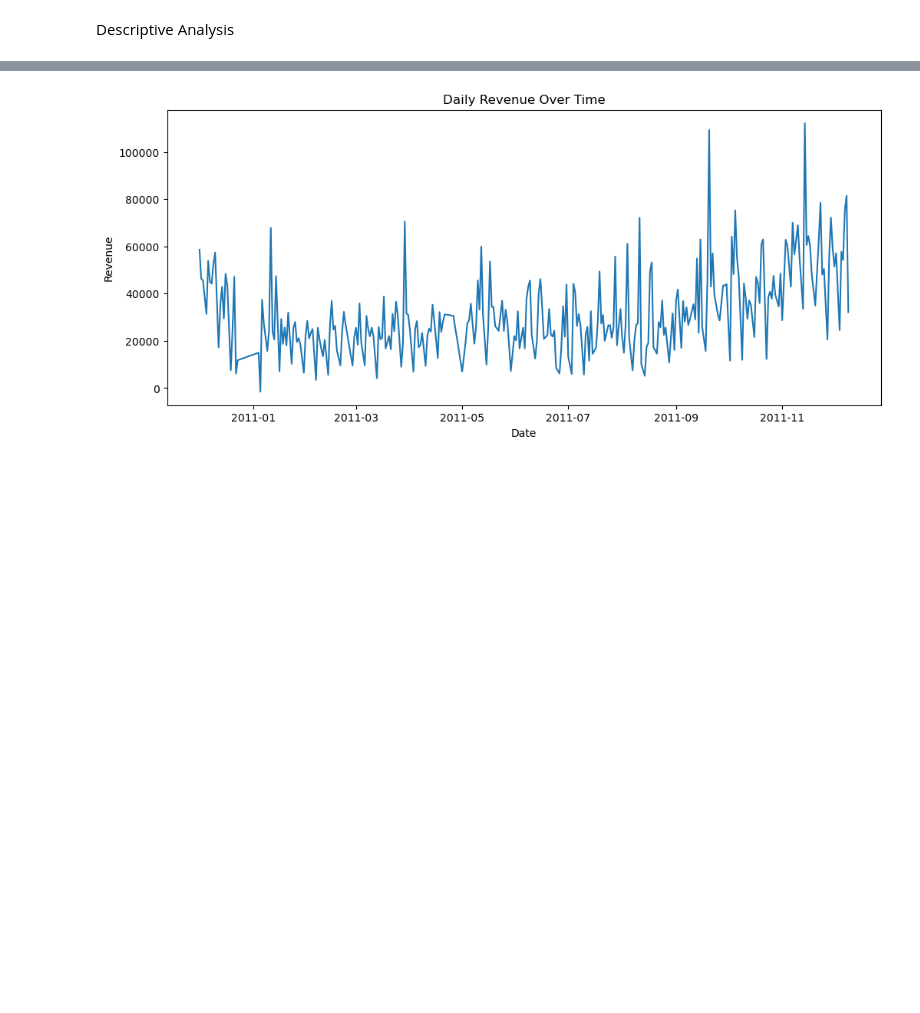
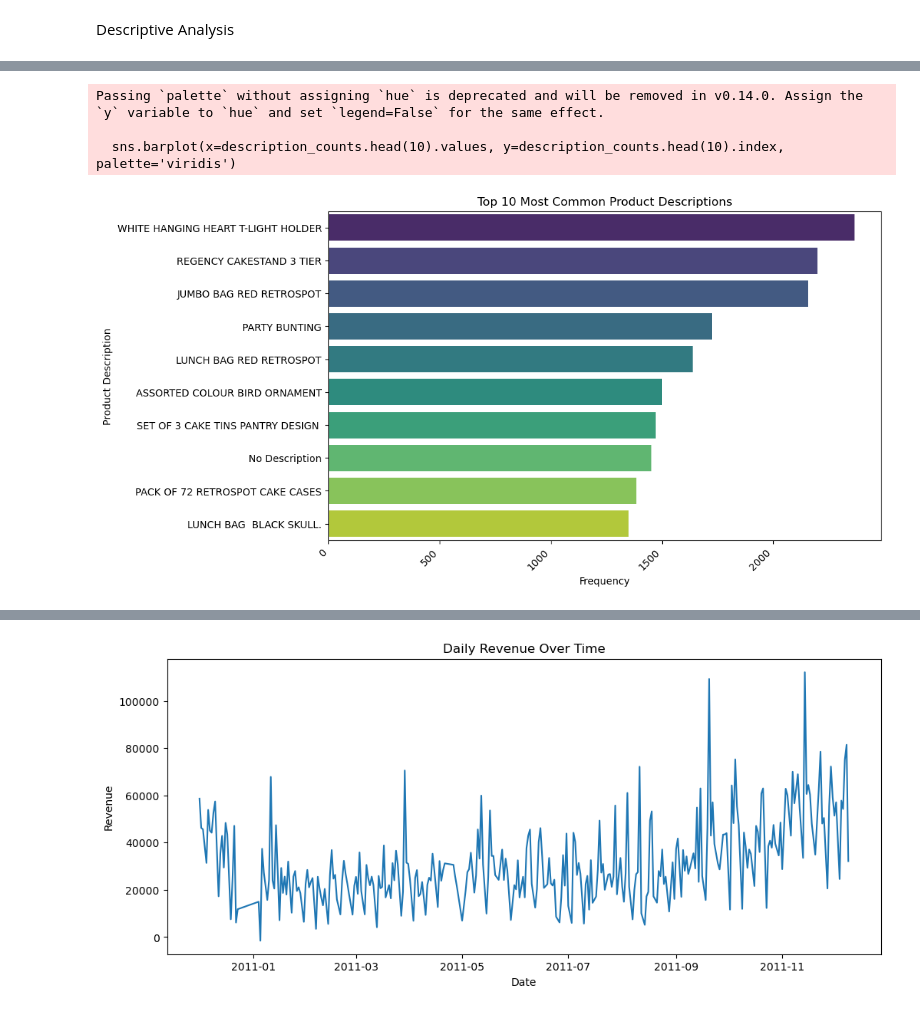
Before and after one commit to BihaniM/portfolio-project-1, a Jupyter notebook: Portfolio_project.ipynb, the cells around one changed output, grey strips where cells are left out. Saved outputs shown, nothing was run; the diff lists cells and outputs as text; code cells hidden in the pictures; blank space fills up the shorter version.

```diff
--- a/Portfolio_project.ipynb
+++ b/Portfolio_project.ipynb
@@ -200,0 +178,5 @@ plt.show()
+# %%
+# Get frequency counts for each description
+description_counts = df['Description'].value_counts()
+print("Top 10 Most Frequent Product Descriptions:")
+print(description_counts.head(10))
@@ -200,0 +197,14 @@ plt.show()
+# %%
+# Plot the frequency of the top 10 most common descriptions
+plt.figure(figsize=(10, 6))
+sns.barplot(x=description_counts.head(10).values, y=description_counts.head(10).index, palette='viridis')
+plt.title("Top 10 Most Common Product Descriptions")
+plt.xlabel("Frequency")
+plt.ylabel("Product Description")
+plt.xticks(rotation=45, ha='right')
+plt.show()
+# %% [output]
+Passing `palette` without assigning `hue` is deprecated and will be removed in v0.14.0. Assign the `y` variable to `hue` and set `legend=False` for the same effect.
+
+  sns.barplot(x=description_counts.head(10).values, y=description_counts.head(10).index, palette='viridis')
+[figure, added]
```
Also changed, not shown: parts of 37 cells of this notebook.
